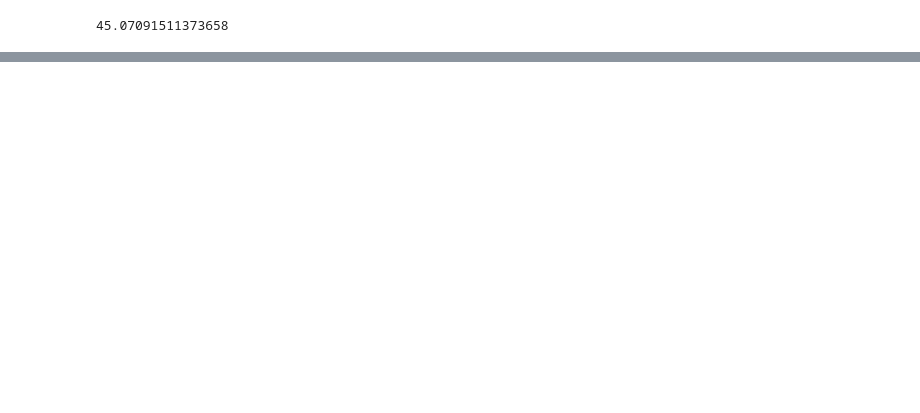
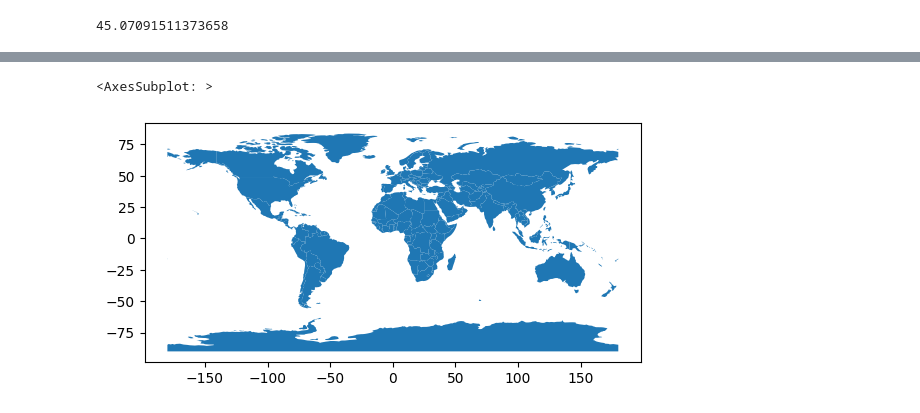
Before and after one commit to Obscureagain/pandas-demo, a Jupyter notebook: SO 2022.ipynb, the cells around one changed output, grey strips where cells are left out. Drawn from its saved outputs; the diff is of its cells as text; code cells hidden in the pictures; blank space fills up the shorter version.

```diff
--- a/SO 2022.ipynb
+++ b/SO 2022.ipynb
@@ -718,0 +758,7 @@ python_df.head(50)
+# %%
+# import world map from geopandas
+world = geopandas.read_file(geopandas.datasets.get_path('naturalearth_lowres'))
+world.plot()
+# %% [output]
+<AxesSubplot: >
+[figure, added]
```
Also changed, not shown: parts of 31 cells of this notebook, 3 other files.
